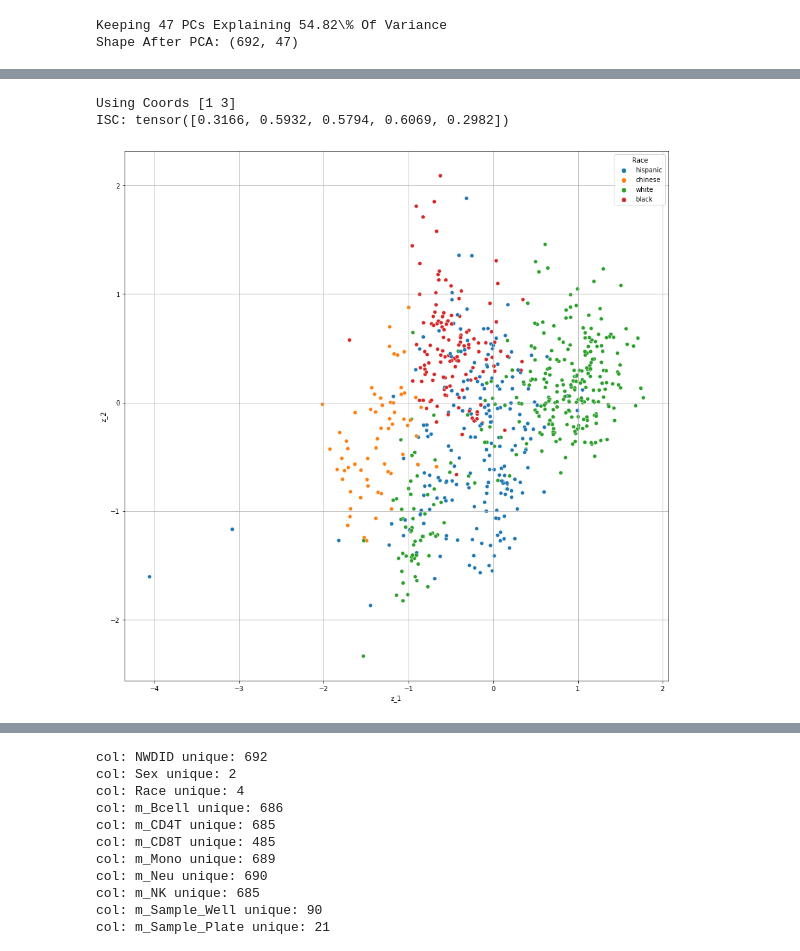
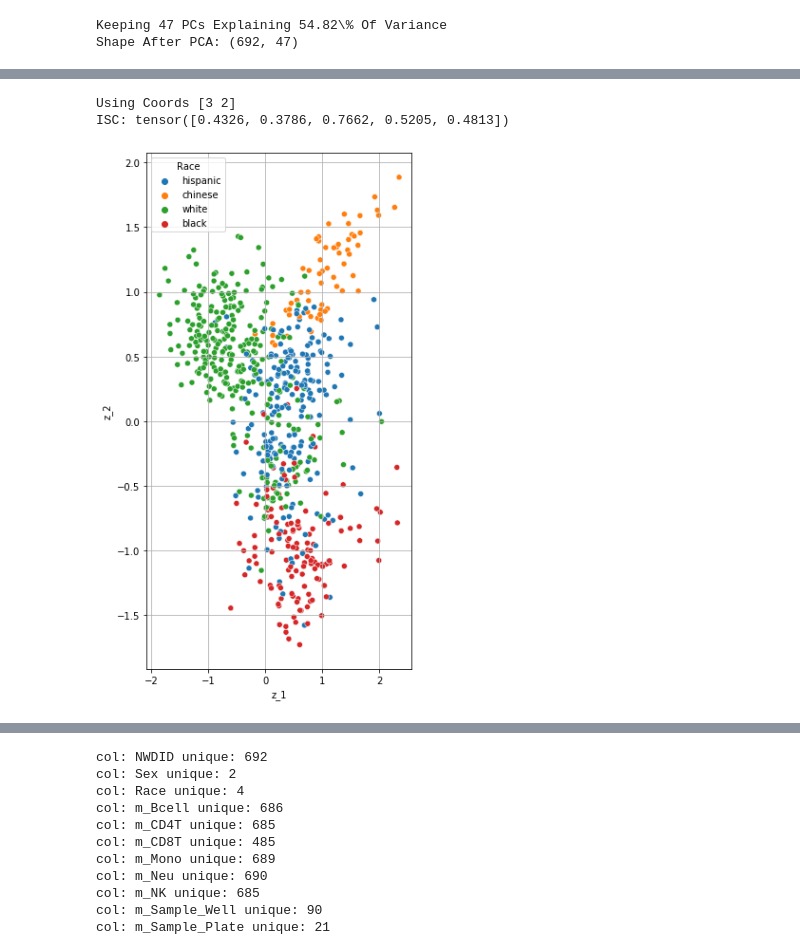
Before and after one commit to collinwa/MCFA, a Jupyter notebook: process_mesa.ipynb, the cells around one changed output, grey strips where cells are left out. Cells and saved outputs as stored; diff of their text form; code cells hidden in the pictures.

Commit message:
Model testing, repo cleanup

```diff
--- a/process_mesa.ipynb
+++ b/process_mesa.ipynb
@@ -13,10 +14,19 @@ torch.manual_seed(seed)
 <torch._C.Generator at 0x...>
 # %%
 # don't touch this cell once it's started running
-exp_df = pd.read_csv('./mesa/exp_filtered.csv')  # gene expression matrix
-geno_df = pd.read_csv('./mesa/geno_filtered.csv')  # genotype matrix
-methyl_df = pd.read_csv('./mesa/meth_filtered.csv') # methylation matrix
-meta_df = pd.read_csv('./mesa/sample_info.csv')  # sample information
+
+# directory names
+src_dir = '/gpfs/commons/home/cwang/cca/mesa'
+exp_f = os.path.join(src_dir, 'exp_filtered.csv')
+geno_f = os.path.join(src_dir, 'geno_filtered.csv')
+methyl_f = os.path.join(src_dir, 'meth_filtered.csv')
+meta_f = os.path.join(src_dir, 'sample_info.csv')
+
+# extract pandas dataframes
+exp_df = pd.read_csv(exp_f)  # gene expression matrix
+geno_df = pd.read_csv(geno_f)  # genotype matrix
+methyl_df = pd.read_csv(methyl_f) # methylation matrix
+meta_df = pd.read_csv(meta_f)  # sample information
 # %%
 exp_df.head()
 # %% [output]
@@ -153,7 +163,7 @@ exp_np_pcs = torch.tensor(exp_np_pcs)
 x_dims = torch.tensor([2, 4, 4])  # low dimensional private structure
 y_dims = torch.tensor([methyl_np_pcs.shape[1], exp_np_pcs.shape[1], geno_np.shape[1]])
 d = 5  # low dimensional shared structure
-N = 1000
+N = 300
 
 # data preparation for model fitting
 datasets = [methyl_np_pcs, exp_np_pcs, geno_np]
@@ -181,7 +183,7 @@ gpu available: using cuda
 # %%
 importlib.reload(model)
 # project into the latent space
-posterior_z, posterior_x = model.project_latent(W_model, L_model, Phi_model, d, y_concat, x_dims)
+posterior_z, posterior_x = model.project_latent(W_model, L_model, Phi_model, d, y_concat)
 
 # compute the posterior z conditioned on only the data from a given dataset
 posterior_z_methyl, posterior_x_methyl = model.project_latent_individual(W_model, L_model, Phi_model, d, y_concat, x_dims, y_dims, 0)
@@ -189,23 +191,25 @@ posterior_z_exp, posterior_x_exp = model.project_latent_individual(W_model, L_mo
 posterior_z_geno, posterior_x_geno = model.project_latent_individual(W_model, L_model, Phi_model, d, y_concat, x_dims, y_dims, 2)
 
 # get the interset correlation as per Parra 2018
-rho, rb, rw = model.compute_ISC(posterior_z_methyl, posterior_z_exp, posterior_z_geno)
+latent_data_list = [posterior_z_methyl, posterior_z_exp, posterior_z_geno]
+rho, rb, rw = model.compute_ISC(latent_data_list)
 # %%
 # # add in meta dataframe
+plt.rcParams['figure.figsize'] = (5, 10)
 posterior_z_2 = posterior_z[:, np.argsort(rho.numpy())[-2:]]
 print("Using Coords {}".format(np.argsort(rho.numpy())[-2:]))
 print("ISC: {}".format(rho))
 meta_df['z_1'] = posterior_z_2[:, 0]
 meta_df['z_2'] = posterior_z_2[:, 1]
 column = 'Race'
 
 meta = meta_df[column].unique()
 fig = sns.scatterplot(data=meta_df[['z_1', 'z_2', column]], x='z_1', y='z_2', hue=column, hue_order=meta)
 plt.grid()
 # %% [output]
-Using Coords [1 3]
-ISC: tensor([0.3166, 0.5932, 0.5794, 0.6069, 0.2982])
+Using Coords [3 2]
+ISC: tensor([0.4326, 0.3786, 0.7662, 0.5205, 0.4813])
-[figure, old version]
+[figure, new version]
 # %%
 xmu_methyl_cov, xmu_methyl_var = model.compute_x_cov(posterior_x_methyl)
 xmu_geno_cov, xmu_geno_var = model.compute_x_cov(posterior_x_geno)
```
Also changed, not shown: parts of 5 cells of this notebook, 2 other files.
